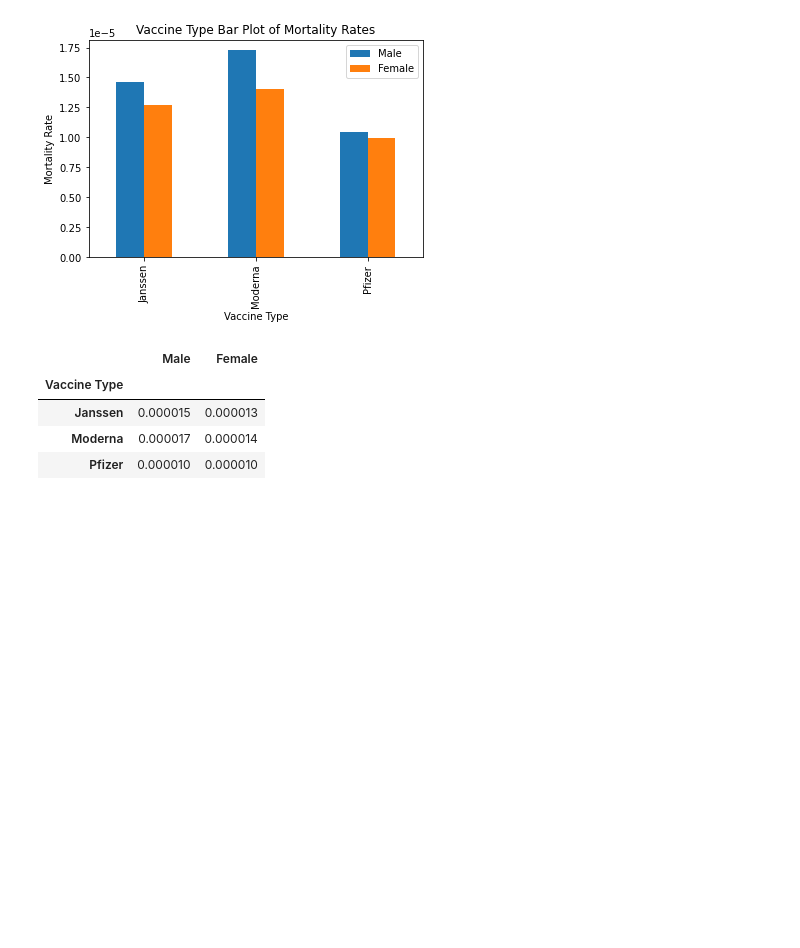
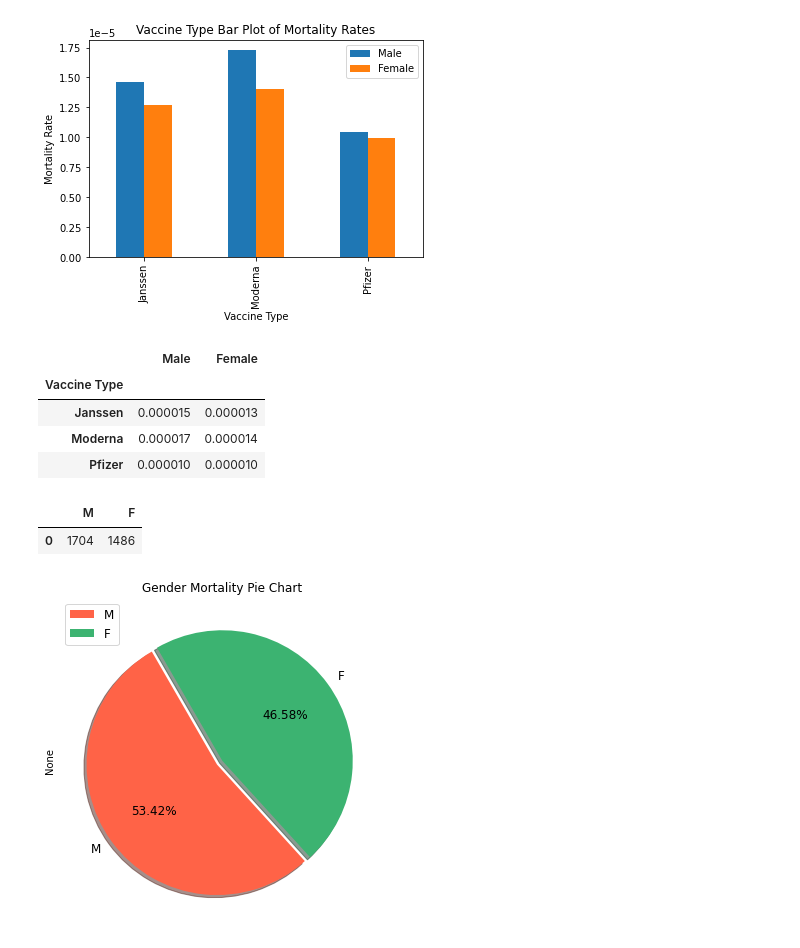
Before and after one commit to DataTortuga/COVID19-Vaccine-Analysis, a Jupyter notebook: Data_Cleaning/COVID19_VACCINE_ADMIN.ipynb, the cells around one changed output. Drawn from its saved outputs; the diff is of its cells as text; code cells hidden in the pictures; blank space fills up the shorter version.

```diff
--- a/Data_Cleaning/COVID19_VACCINE_ADMIN.ipynb
+++ b/Data_Cleaning/COVID19_VACCINE_ADMIN.ipynb
@@ -263,3 +257,25 @@ mortality_df.groupby(['Vaccine Type']).sum()
 | Janssen | 0.000015 | 0.000013 |
 | Moderna | 0.000017 | 0.000014 |
 | Pfizer | 0.000010 | 0.000010 |
+# %%
+m_deaths = (j_m_death + m_m_death + p_m_death)
+f_deaths = (j_f_death + m_f_death + p_f_death)
+# %%
+gender_deaths_df = pd.DataFrame({
+    'M': [m_deaths],
+    'F': [f_deaths]
+})
+gender_deaths_df
+# %% [output]
+|  | M | F |
+| 0 | 1704 | 1486 |
+# %%
+explode = (0.05, 0)
+y=gender_deaths_df.sum()
+y.plot(kind='pie', autopct= '%1.2f%%', figsize=(6,6), explode = explode, startangle = 120, fontsize = 12,
+       shadow=True, colors=["tomato",'mediumseagreen'])
+plt.legend(y.index, fontsize=12)
+plt.title("Gender Mortality Pie Chart")
+plt.show()
+# %% [output]
+[figure, added]
```
Also changed, not shown: parts of 15 cells of this notebook, 1 other file.
